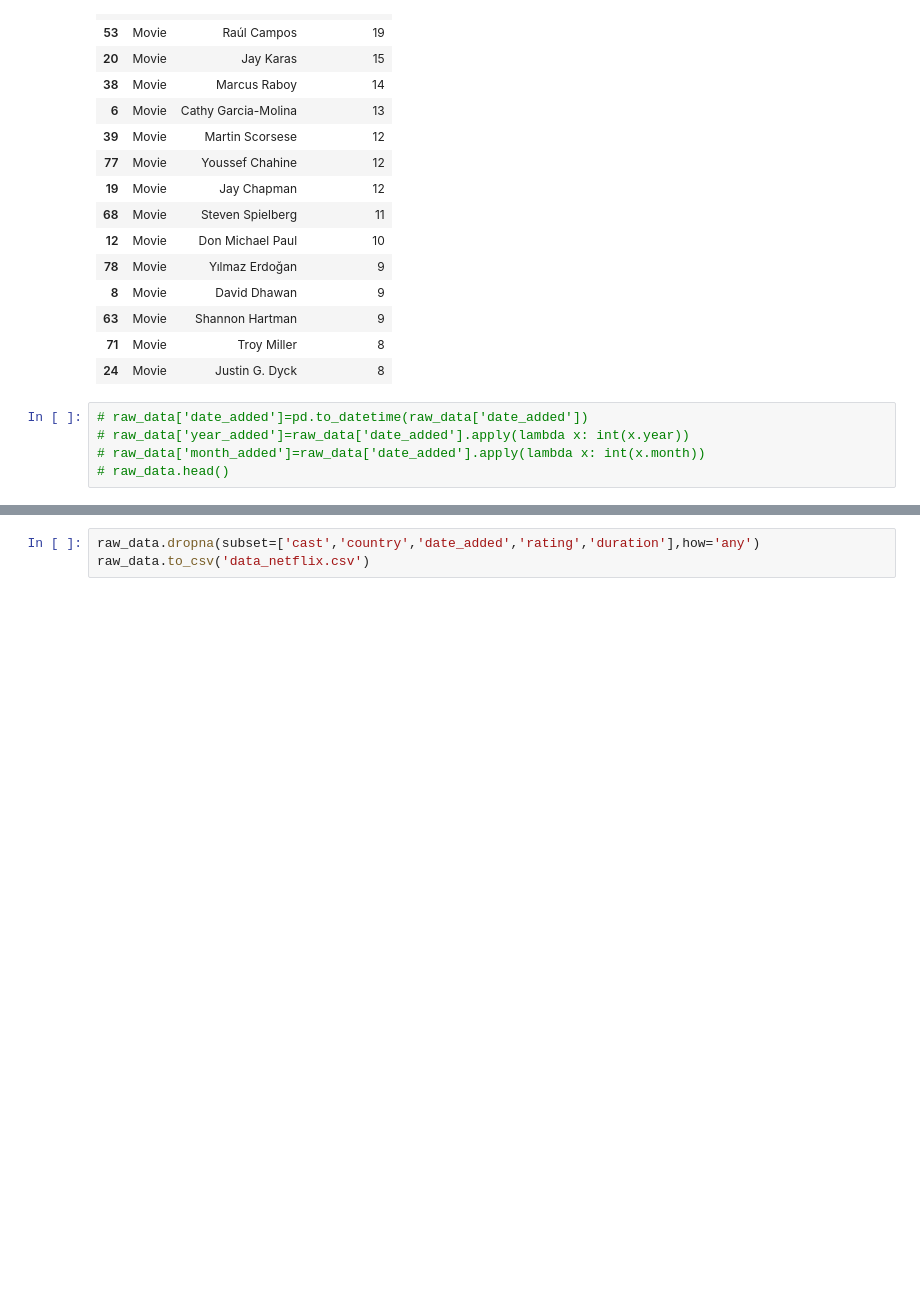
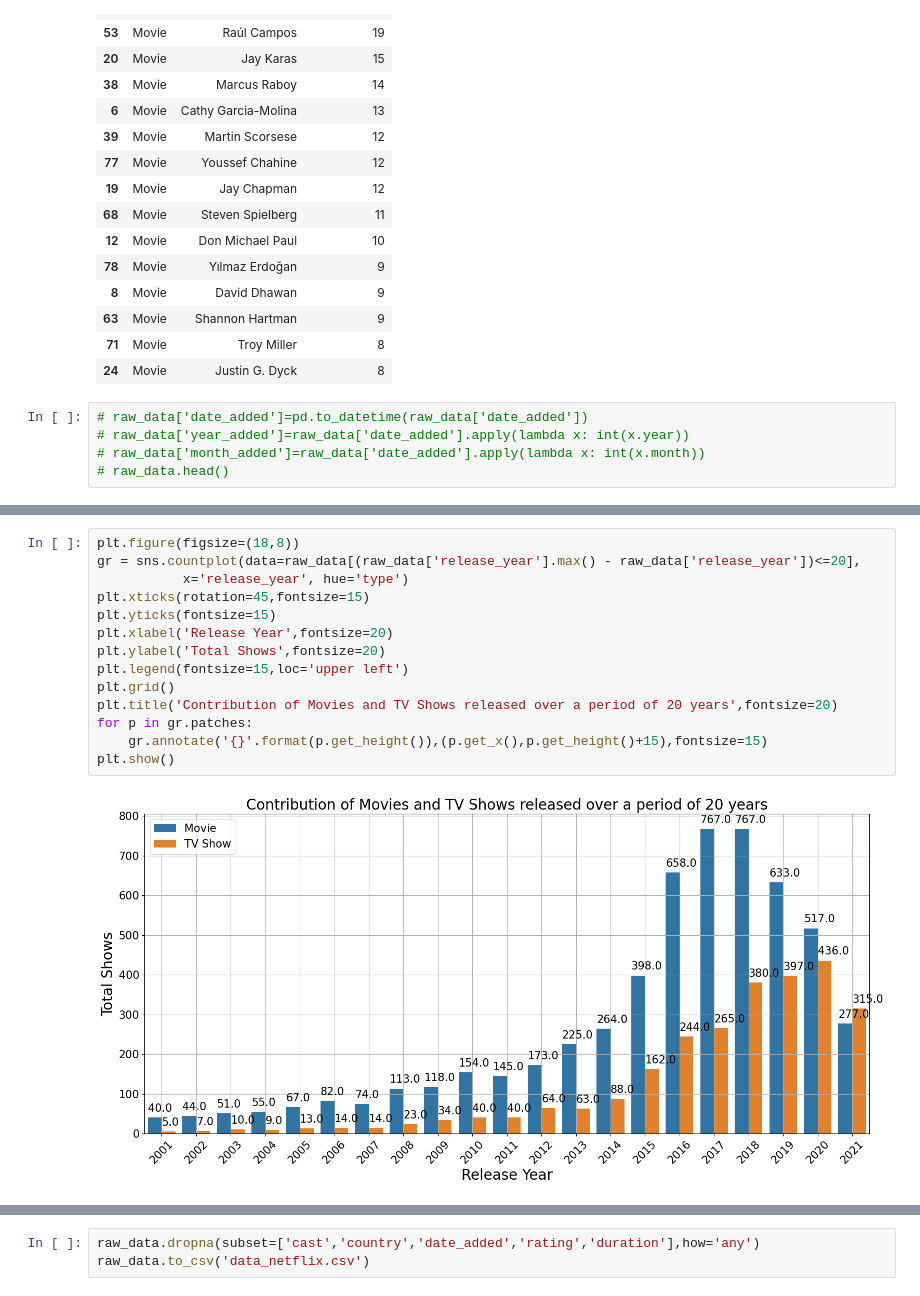
Before and after one commit to callmesupls/NCKH_Netflix_2022_2023, a Jupyter notebook: XuLyDuLieuLan1.ipynb, the cells around one changed output, grey strips where cells are left out. Cells and saved outputs as stored; diff of their text form; blank space fills up the shorter version.

```diff
--- a/XuLyDuLieuLan1.ipynb
+++ b/XuLyDuLieuLan1.ipynb
@@ -238,0 +249,16 @@ t1
+# %%
+plt.figure(figsize=(18,8))
+gr = sns.countplot(data=raw_data[(raw_data['release_year'].max() - raw_data['release_year'])<=20],
+           x='release_year', hue='type')
+plt.xticks(rotation=45,fontsize=15)
+plt.yticks(fontsize=15)
+plt.xlabel('Release Year',fontsize=20)
+plt.ylabel('Total Shows',fontsize=20)
+plt.legend(fontsize=15,loc='upper left')
+plt.grid()
+plt.title('Contribution of Movies and TV Shows released over a period of 20 years',fontsize=20)
+for p in gr.patches:
+    gr.annotate('{}'.format(p.get_height()),(p.get_x(),p.get_height()+15),fontsize=15)
+plt.show()
+# %% [output]
+[figure, added]
```
Also changed, not shown: parts of 2 cells of this notebook, 2 other files.
